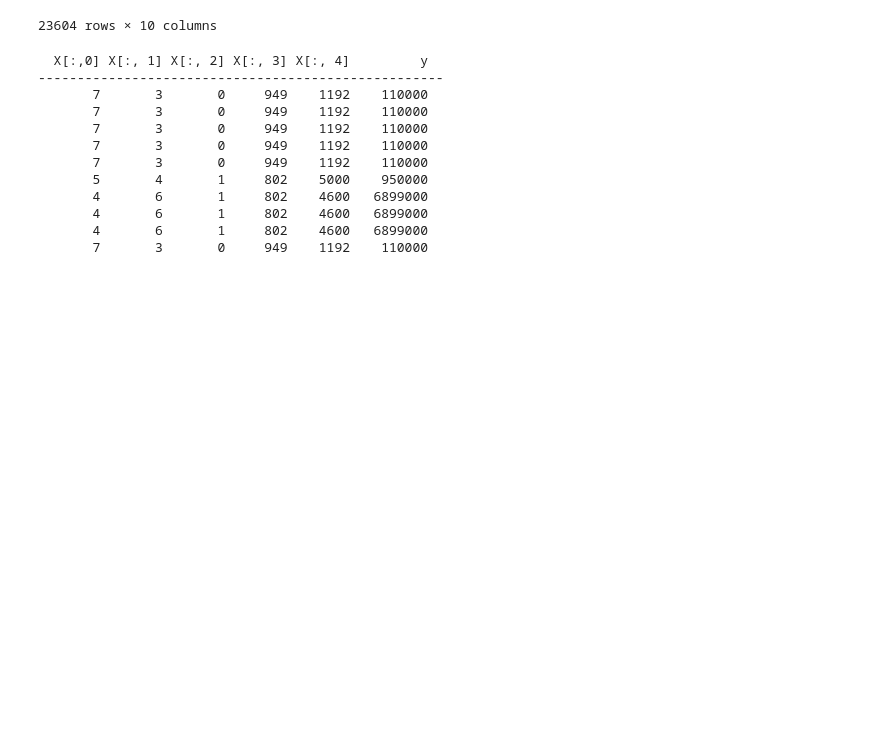
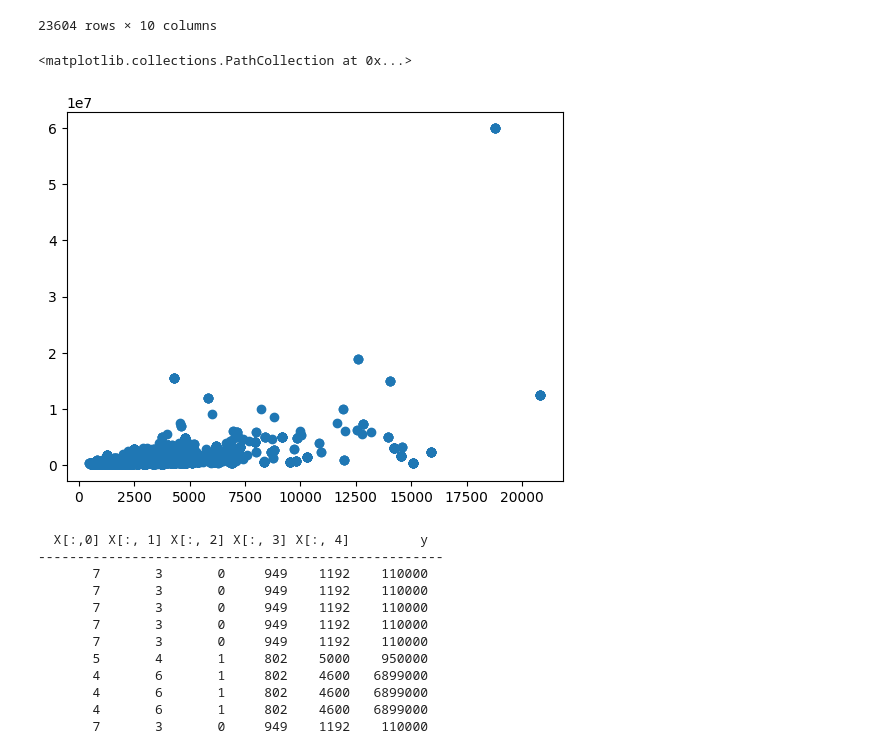
Before and after one commit to marcanii/SIS420---1-23, a Jupyter notebook: Laboratorios/Laboratorio9/reg_lin_mul_lab09.ipynb, the cells around one changed output. Drawn from its saved outputs; the diff is of its cells as text; code cells hidden in the pictures; blank space fills up the shorter version.

```diff
--- a/Laboratorios/Laboratorio9/reg_lin_mul_lab09.ipynb
+++ b/Laboratorios/Laboratorio9/reg_lin_mul_lab09.ipynb
@@ -59,6 +59,11 @@ col2 = col2.astype(np.float64).reshape(-1, 1)
 col3 = col3.astype(np.float64).reshape(-1, 1)
 col4 = col4.astype(np.float64).reshape(-1, 1)
 col5 = col5.astype(np.float64).reshape(-1, 1)
+# %%
+pyplot.scatter(x=col5, y=y)
+# %% [output]
+<matplotlib.collections.PathCollection at 0x...>
+[figure, added]
 # %%
 # Convertir los arreglos de x de strings a un arreglo de floats
 y = y.astype(np.float64)
```
